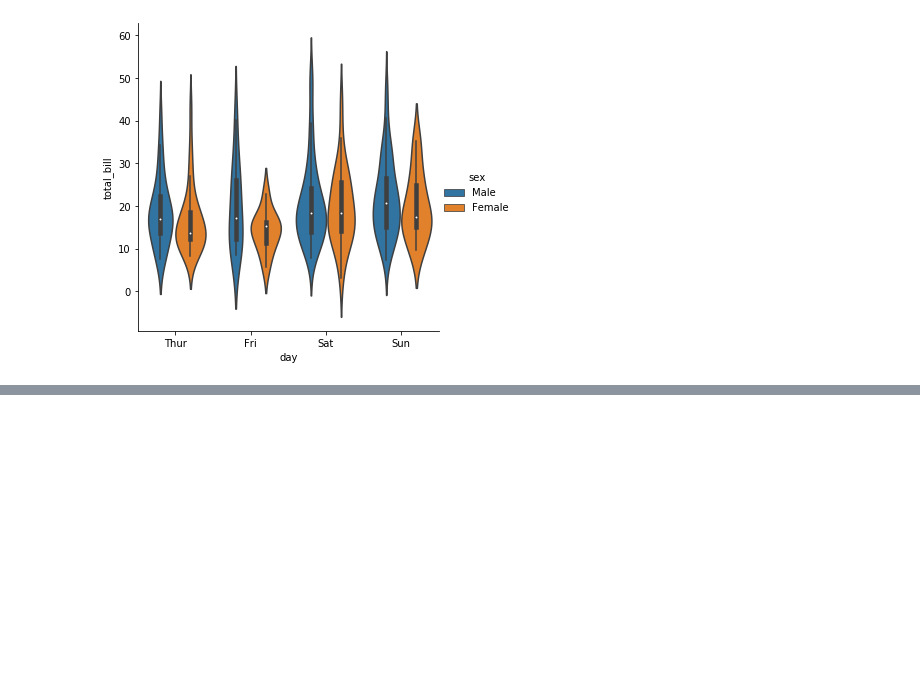
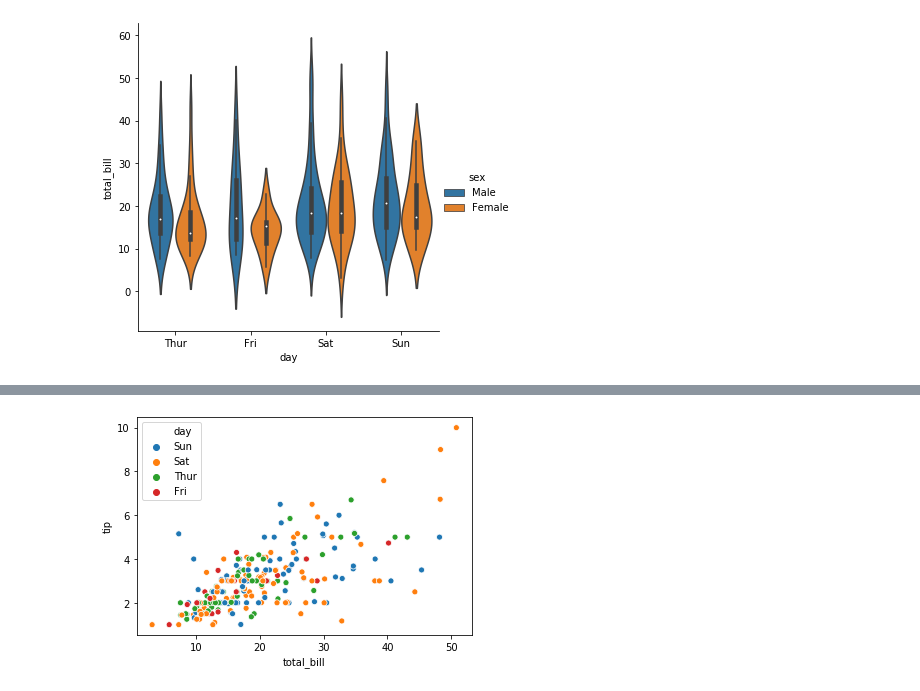
Before and after one commit to recepayddogdu/Data-Science, a Jupyter notebook: Data_Visualization(Seaborn)/Seaborn.ipynb, the cells around one changed output, grey strips where cells are left out. Cells and saved outputs as stored; diff of their text form; code cells hidden in the pictures; blank space fills up the shorter version.

```diff
--- a/Data_Visualization(Seaborn)/Seaborn.ipynb
+++ b/Data_Visualization(Seaborn)/Seaborn.ipynb
@@ -884,0 +932,4 @@ sns.catplot(x="day", y="total_bill", hue="sex", kind="violin", data=df);
+# %%
+sns.scatterplot(x="total_bill", y="tip", hue="day", data=df);
+# %% [output]
+[figure, added]
```
Also changed, not shown: parts of 21 cells of this notebook, 2 other files.
